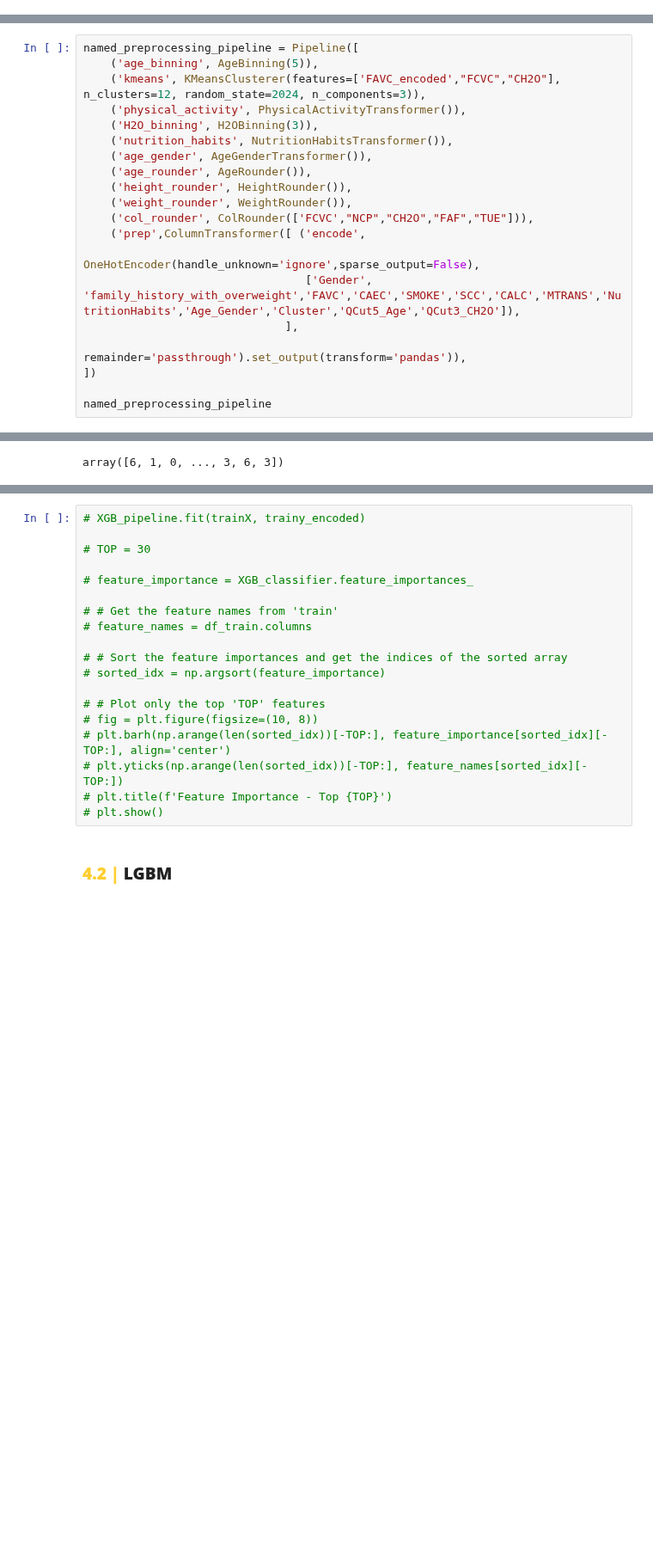
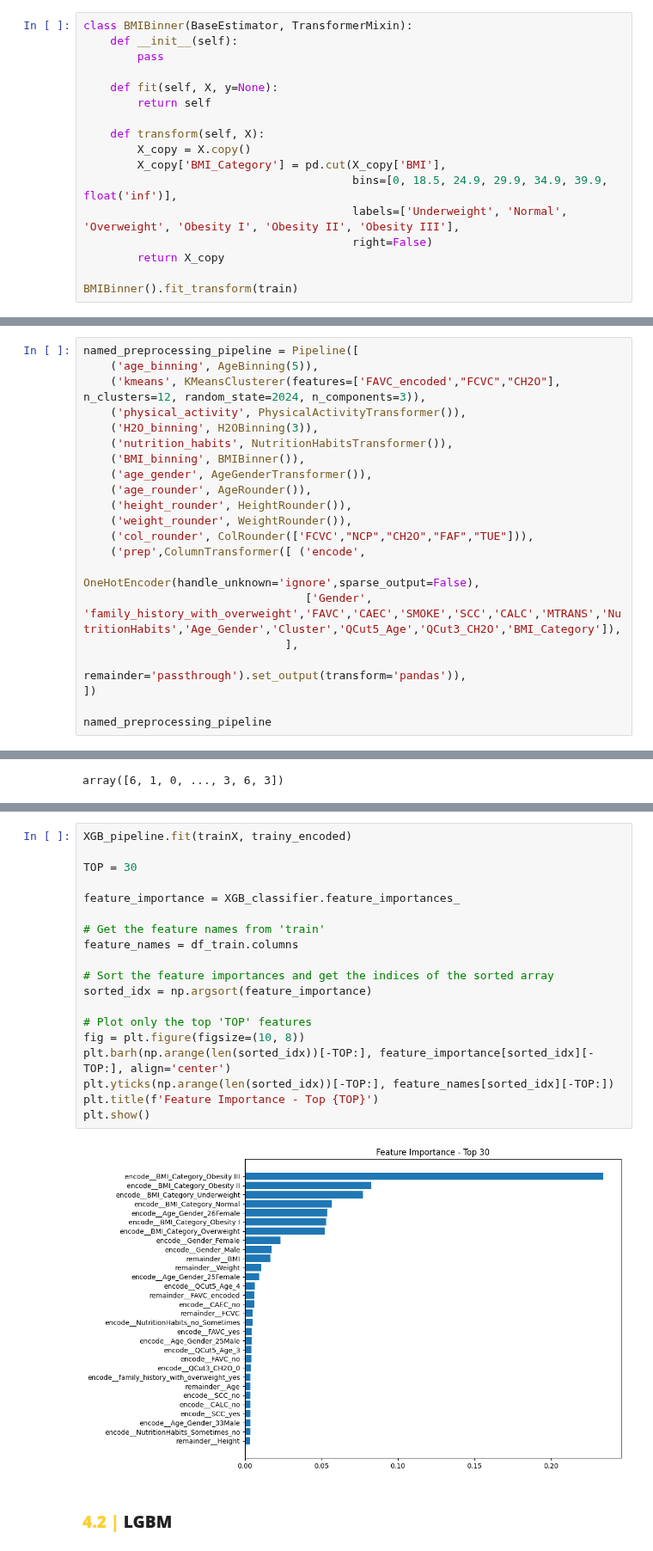
Before and after one commit to yYorky/yYorky, a Jupyter notebook: obesity-risk-feature-engineering-ensemble.ipynb, the cells around one changed output, grey strips where cells are left out. Shown at 86% size. Drawn from its saved outputs; the diff is of its cells as text; blank space fills up the shorter version.

Commit message:
Kaggle Notebook | Obesity Risk | Feature Engineering + Ensemble | Version 13

```diff
--- a/obesity-risk-feature-engineering-ensemble.ipynb
+++ b/obesity-risk-feature-engineering-ensemble.ipynb
@@ -106,0 +109,17 @@ train
+# %%
+class BMIBinner(BaseEstimator, TransformerMixin):
+    def __init__(self):
+        pass
+
+    def fit(self, X, y=None):
+        return self
+
+    def transform(self, X):
+        X_copy = X.copy()
+        X_copy['BMI_Category'] = pd.cut(X_copy['BMI'],
+                                        bins=[0, 18.5, 24.9, 29.9, 34.9, 39.9, float('inf')],
+                                        labels=['Underweight', 'Normal', 'Overweight', 'Obesity I', 'Obesity II', 'Obesity III'],
+                                        right=False)
+        return X_copy
+
+BMIBinner().fit_transform(train)
@@ -564,6 +596,7 @@ named_preprocessing_pipeline = Pipeline([
     ('physical_activity', PhysicalActivityTransformer()),
     ('H2O_binning', H2OBinning(3)),
     ('nutrition_habits', NutritionHabitsTransformer()),
+    ('BMI_binning', BMIBinner()),
     ('age_gender', AgeGenderTransformer()),
     ('age_rounder', AgeRounder()),
     ('height_rounder', HeightRounder()),
@@ -571,7 +604,7 @@ named_preprocessing_pipeline = Pipeline([
     ('col_rounder', ColRounder(['FCVC',"NCP","CH2O","FAF","TUE"])),
     ('prep',ColumnTransformer([ ('encode',
                                  OneHotEncoder(handle_unknown='ignore',sparse_output=False),
-                                 ['Gender', 'family_history_with_overweight','FAVC','CAEC','SMOKE','SCC','CALC','MTRANS','NutritionHabits','Age_Gender','Cluster','QCut5_Age','QCut3_CH2O']),
+                                 ['Gender', 'family_history_with_overweight','FAVC','CAEC','SMOKE','SCC','CALC','MTRANS','NutritionHabits','Age_Gender','Cluster','QCut5_Age','QCut3_CH2O','BMI_Category']),
                               ],
                               remainder='passthrough').set_output(transform='pandas')),
 ])
@@ -735,24 +768,26 @@ array([6, 1, 0, ..., 3, 6, 3])
 # average_cv_result = sum(cv_results) / n_splits
 # print(f'\nAverage Accuracy Score across {n_splits} folds: {average_cv_result}')
 # %%
-# XGB_pipeline.fit(trainX, trainy_encoded)
+XGB_pipeline.fit(trainX, trainy_encoded)
 
-# TOP = 30
+TOP = 30
 
-# feature_importance = XGB_classifier.feature_importances_
+feature_importance = XGB_classifier.feature_importances_
 
-# # Get the feature names from 'train'
-# feature_names = df_train.columns
+# Get the feature names from 'train'
+feature_names = df_train.columns
 
-# # Sort the feature importances and get the indices of the sorted array
-# sorted_idx = np.argsort(feature_importance)
+# Sort the feature importances and get the indices of the sorted array
+sorted_idx = np.argsort(feature_importance)
 
-# # Plot only the top 'TOP' features
-# fig = plt.figure(figsize=(10, 8))
-# plt.barh(np.arange(len(sorted_idx))[-TOP:], feature_importance[sorted_idx][-TOP:], align='center')
-# plt.yticks(np.arange(len(sorted_idx))[-TOP:], feature_names[sorted_idx][-TOP:])
-# plt.title(f'Feature Importance - Top {TOP}')
-# plt.show()
+# Plot only the top 'TOP' features
+fig = plt.figure(figsize=(10, 8))
+plt.barh(np.arange(len(sorted_idx))[-TOP:], feature_importance[sorted_idx][-TOP:], align='center')
+plt.yticks(np.arange(len(sorted_idx))[-TOP:], feature_names[sorted_idx][-TOP:])
+plt.title(f'Feature Importance - Top {TOP}')
+plt.show()
+# %% [output]
+[figure, added]
 # %% [markdown]
 ### <b><span style='color:#FFCE30'> 4.2 |</span> LGBM</b>
 # %%
```
Also changed, not shown: parts of 11 cells of this notebook.
